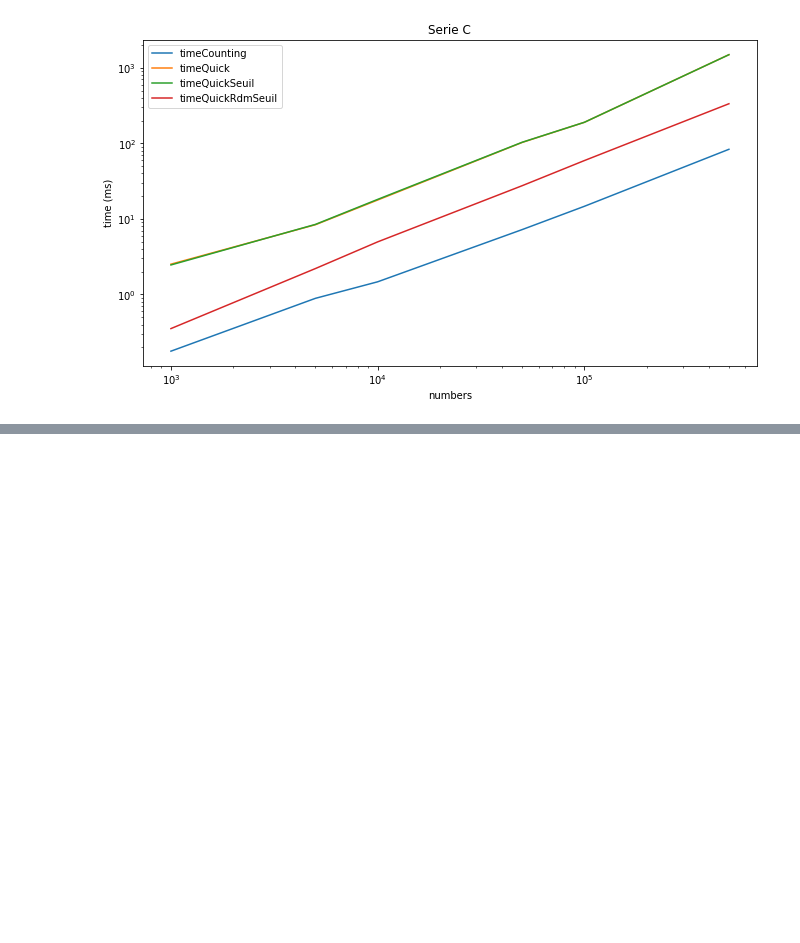
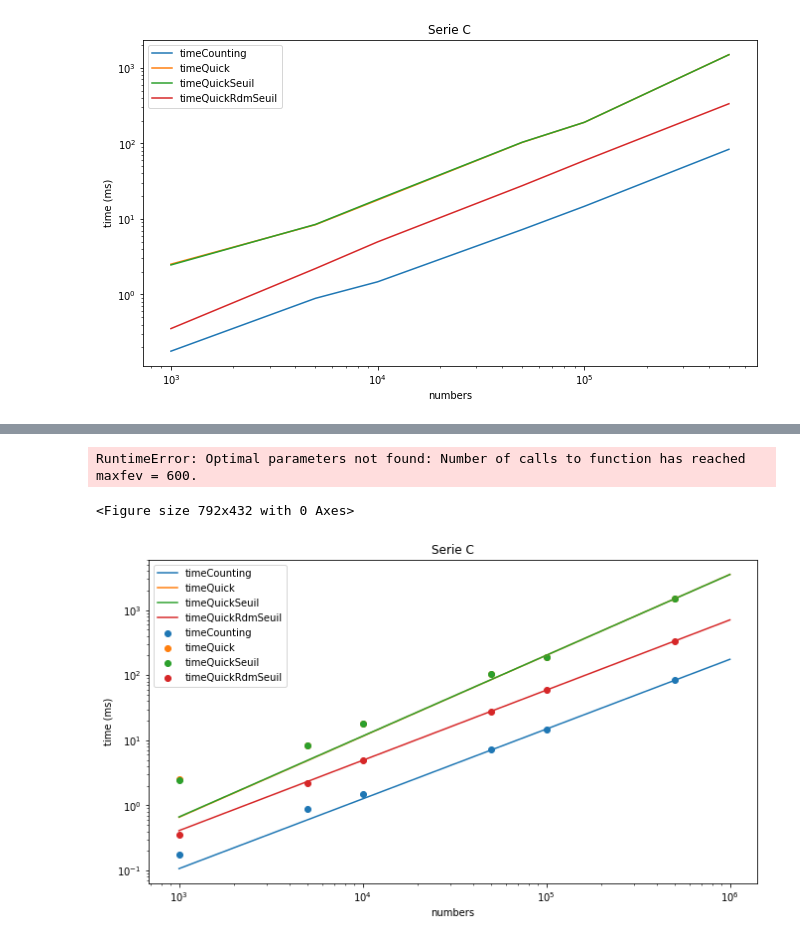
Before and after one commit to FabriceCh/inf8775, a Jupyter notebook: tp1/tp1-H19/comparaisons.ipynb, the cells around one changed output, grey strips where cells are left out. Saved outputs shown, nothing was run; the diff lists cells and outputs as text; code cells hidden in the pictures; blank space fills up the shorter version.

```diff
--- a/tp1/tp1-H19/comparaisons.ipynb
+++ b/tp1/tp1-H19/comparaisons.ipynb
@@ -316,0 +358,15 @@ plt.show()
+# %%
+#Serie B
+plotScatterLinRegr(serieB)
+plt.title('Serie B')
+plt.show()
+# %% [output]
+RuntimeError: Optimal parameters not found: Number of calls to function has reached maxfev = 600.
+<Figure size 792x432 with 0 Axes>
+# %%
+#Serie C
+plotScatterLinRegr(serieC)
+plt.title('Serie C')
+plt.show()
+# %% [output]
+[figure, added]
```
Also changed, not shown: parts of 3 cells of this notebook.
